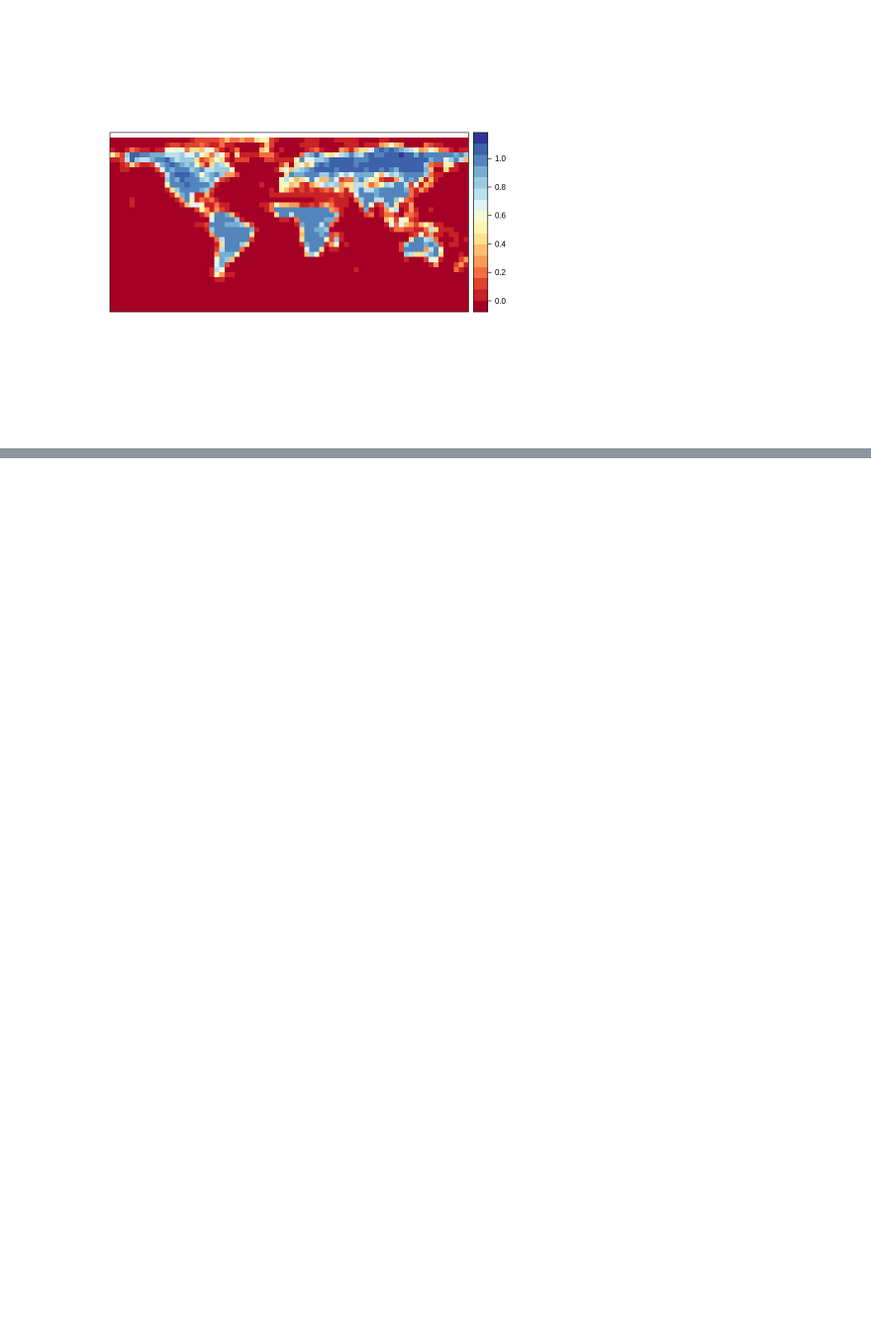
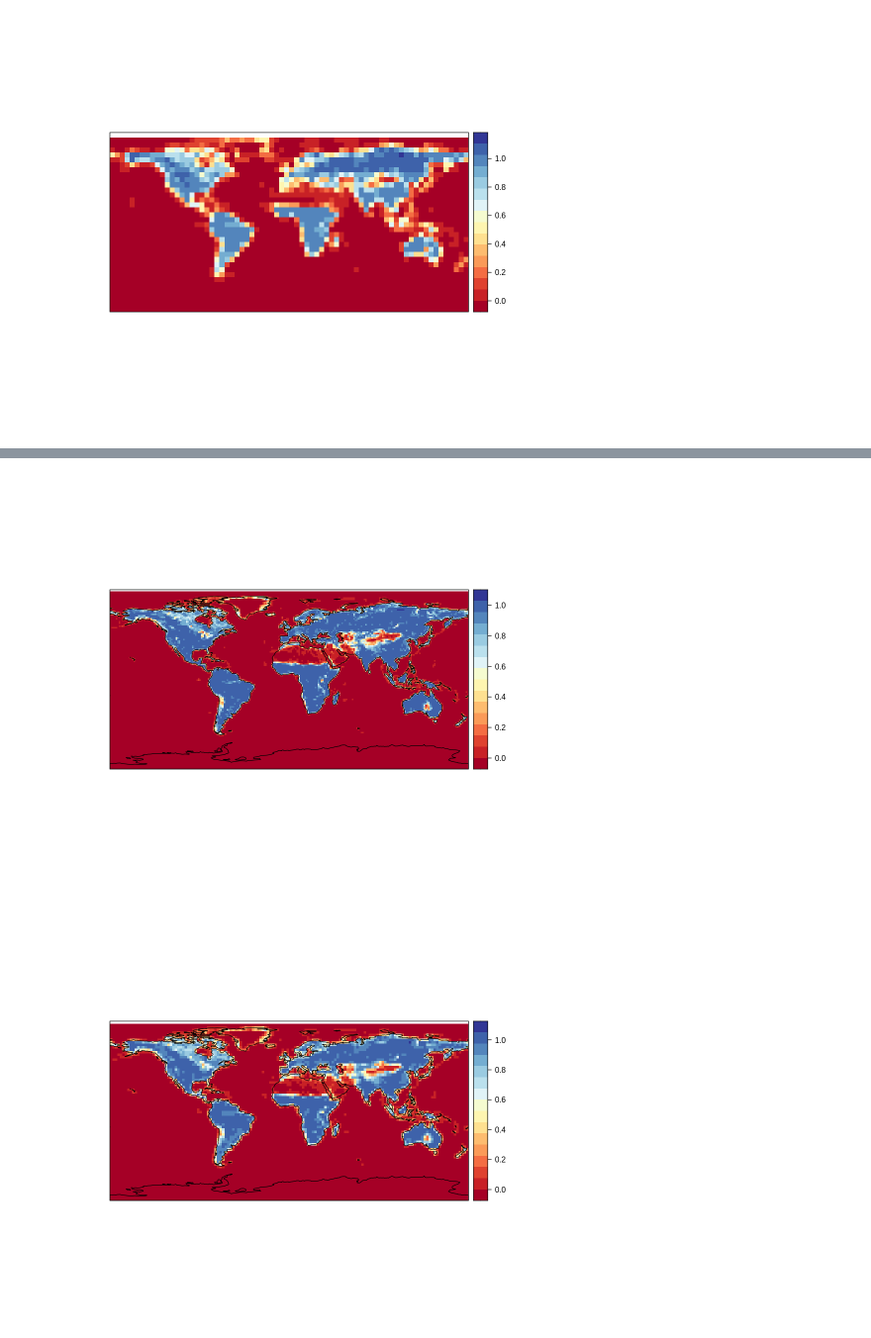
Before and after one commit to delatorre96/Development-of-a-multi-resolution-fire-season-database-on-a-global-scale, a Jupyter notebook: 1.Upscaling/upscaling_fba.ipynb, the cells around one changed output, grey strips where cells are left out. Shown at 99% size. Saved outputs shown, nothing was run; the diff lists cells and outputs as text; code cells hidden in the pictures; blank space fills up the shorter version.

```diff
--- a/1.Upscaling/upscaling_fba.ipynb
+++ b/1.Upscaling/upscaling_fba.ipynb
@@ -186,0 +213,26 @@ fba_5 <- func.normalizacion(fba_5)
+# %%
+##Upscale de BA
+load('../0.Data/MODIS_OLCI_ba_200101-202205.Rdata', verbose=TRUE)
+ba.mergeGrid15 <- upscaleGrid(grid = ba.merge, times = 6, aggr.fun = list(FUN = sum, na.rm = TRUE))
+ba.mergeGrid25 <- upscaleGrid(grid = ba.merge, times = 10, aggr.fun = list(FUN = sum, na.rm = TRUE))
+save(ba.mergeGrid15, file = "upscaling_ba/ba_grid_15.Rdata")
+save(ba.mergeGrid25, file = "upscaling_ba/ba_grid_25.Rdata")
+print("ba upscaling at 1.5 completed")
+print("ba upscaling at 2.5 completed")
+### upscale de FBA
+areasPixeles_15 <- func.superficiePorPixel_coordCartes(ba.mergeGrid15,1.5)
+areasPixeles_25 <- func.superficiePorPixel_coordCartes(ba.mergeGrid25,2.5)
+print("areasPixeles at 1.5 completed")
+print("areasPixeles at 2.5 completed")
+superficieAreaQuemable_15 <- upscaleGrid(grid = superficieAreaQuemable_025, times = 6, aggr.fun = list(FUN = sum, na.rm = TRUE))
+superficieAreaQuemable_25 <- upscaleGrid(grid = superficieAreaQuemable_025, times = 10, aggr.fun = list(FUN = sum, na.rm = TRUE))
+print("superficieAreaQuemable at 1.5 completed")
+print("superficieAreaQuemable at 2.5 completed")
+save(superficieAreaQuemable_15, file ='superficieAreaQuemable/superficieAreaQuemable_15.Rdata')
+save(superficieAreaQuemable_25, file ='superficieAreaQuemable/superficieAreaQuemable_25.Rdata')
+fba_15 <- func.calcularFBA_upscaled(superficieAreaQuemable_upscaled = superficieAreaQuemable_15, areasPixeles = areasPixeles_15, FinalVarName = "fba_grid_15.Rdata")
+fba_25 <- func.calcularFBA_upscaled(superficieAreaQuemable_upscaled = superficieAreaQuemable_25, areasPixeles = areasPixeles_25, FinalVarName = "fba_grid_25.Rdata")
+print("fba upscaling at 1.5 completed")
+print("fba upscaling at 2.5 completed")
+save(fba_15, file ="upscaling_fba/ fba_grid_15.Rdata")
+save(fba_25, file ="upscaling_fba/ fba_grid_25.Rdata")
@@ -186,0 +250,8 @@ fba_5 <- func.normalizacion(fba_5)
+# %%
+fba_15_clim <- climatology(fba_15)
+fba_25_clim <- climatology(fba_25)
+fig_fba_15_clim <- spatialPlot(fba_15_clim, backdrop.theme = 'coastline')
+fig_fba_25_clim <- spatialPlot(fba_25_clim, backdrop.theme = 'coastline')
+fig_fba_15_clim
+fig_fba_25_clim
+# %% [output]
@@ -186,0 +265,2 @@ fba_5 <- func.normalizacion(fba_5)
+[figure, added]
+[figure, added]
```
Also changed, not shown: parts of 8 cells of this notebook, 9 other files.
